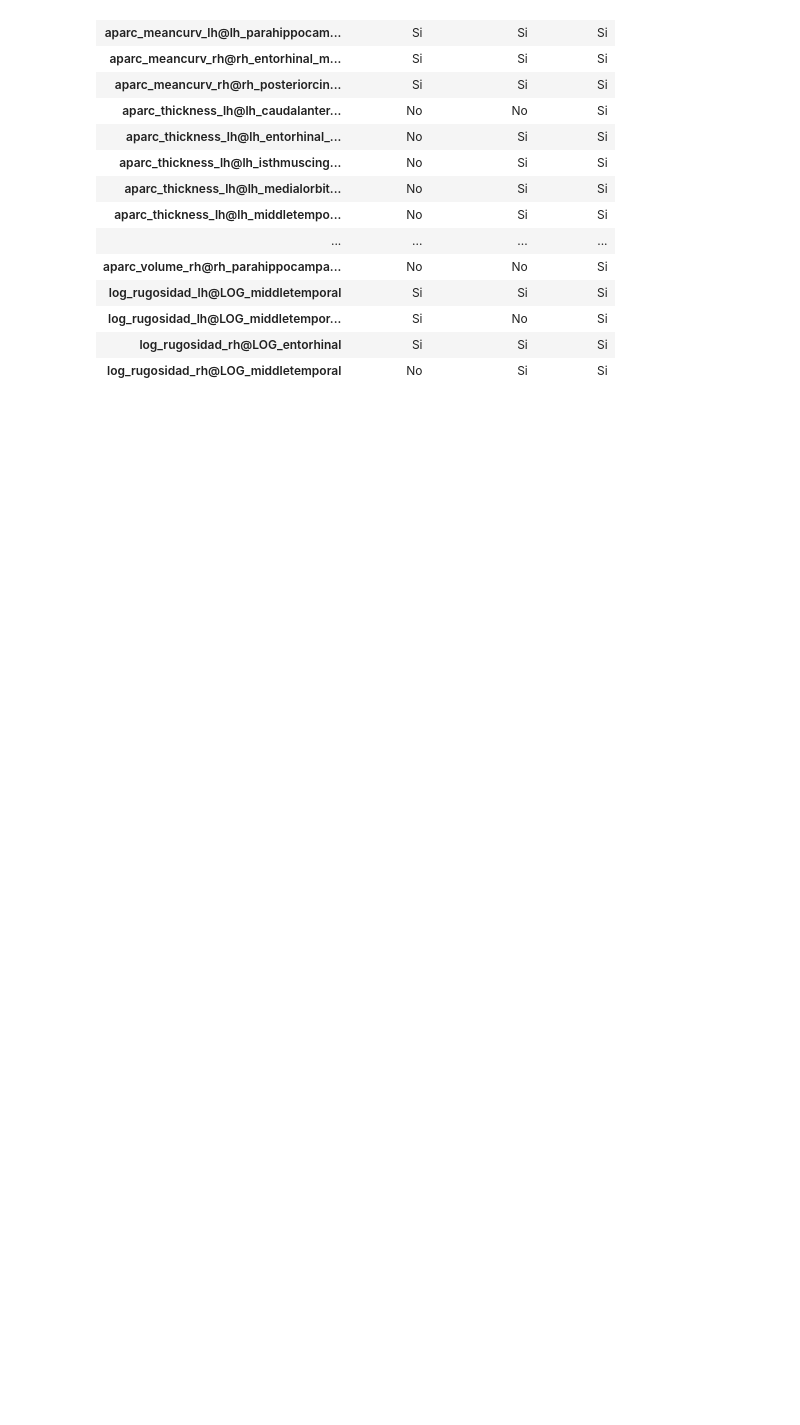
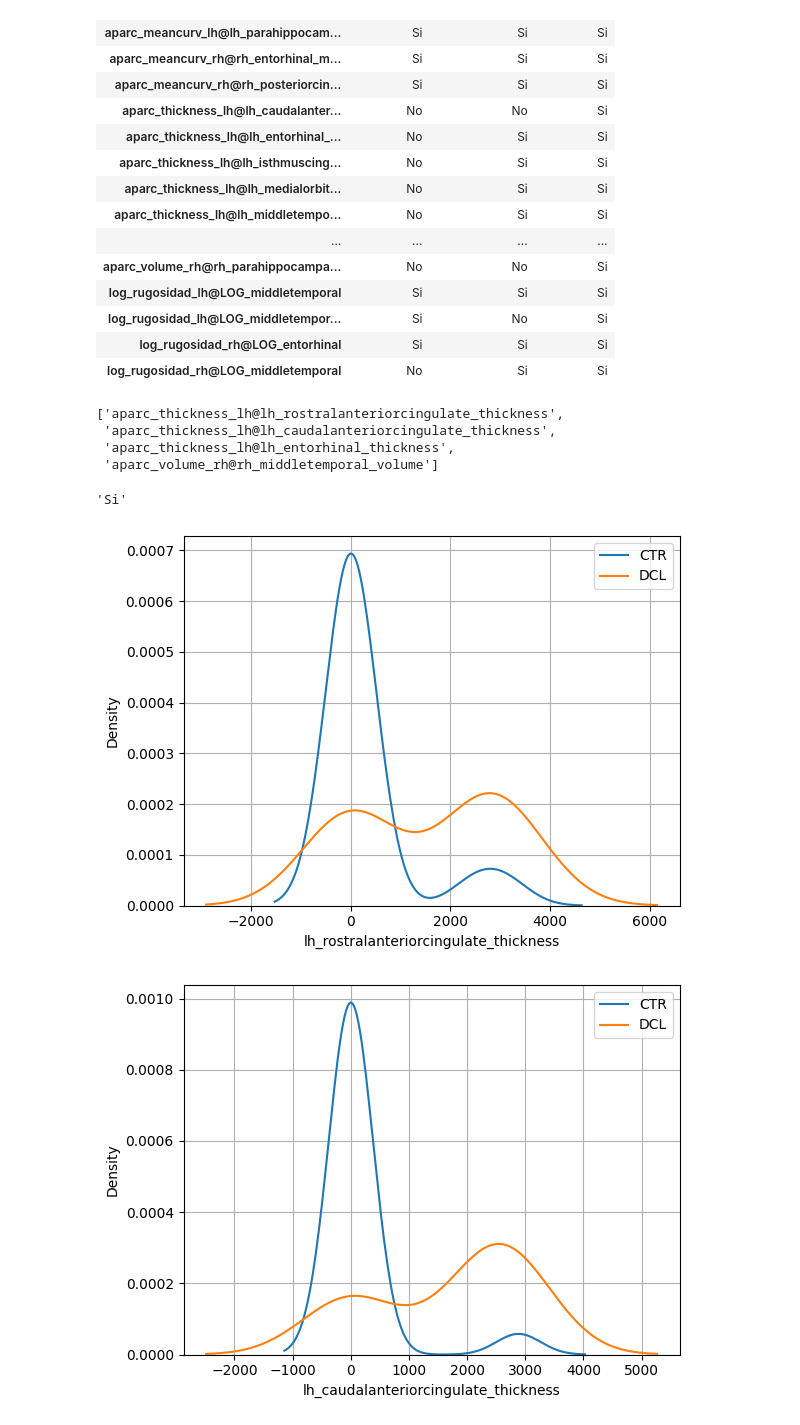
Before and after one commit to AndresMedina117/proyecto_neuroco, a Jupyter notebook: inicio.ipynb, the cells around one changed output. Drawn from its saved outputs; the diff is of its cells as text; code cells hidden in the pictures; blank space fills up the shorter version.

```diff
--- a/inicio.ipynb
+++ b/inicio.ipynb
@@ -428,3 +429,34 @@ bdDiffs
 | log_rugosidad_lh@LOG_middletempor... | Si | No | Si |
 | log_rugosidad_rh@LOG_entorhinal | Si | Si | Si |
 | log_rugosidad_rh@LOG_middletemporal | No | Si | Si |
+# %%
+import random
+f4 = [random.choice(bdDiffs.index) for i in range(4)]
+f4
+# %% [output]
+['aparc_thickness_lh@lh_rostralanteriorcingulate_thickness',
+ 'aparc_thickness_lh@lh_caudalanteriorcingulate_thickness',
+ 'aparc_thickness_lh@lh_entorhinal_thickness',
+ 'aparc_volume_rh@rh_middletemporal_volume']
+# %%
+n,h,d = bdDiffs.loc['aparc_area_rh@rh_middletemporal_area']
+n
+# %% [output]
+'Si'
+# %%
+import seaborn as sns
+for metric in f4:
+    hoja, columna = metric.split('@')
+    CTRSel = bd[hoja].iloc[:, 0].str.contains(r'^CTR', na=False)
+    DCLSel = bd[hoja].iloc[:, 0].str.contains(r'^DCL', na=False)
+    metricaCTR = bd[hoja][columna][CTRSel]
+    metricaDCL = bd[hoja][columna][DCLSel]
+    plt.figure()
+    sns.kdeplot(metricaCTR)
+    sns.kdeplot(metricaDCL)
+    plt.grid()
+    plt.legend(['CTR','DCL'])
+    plt.show()
+# %% [output]
+[figure, added]
+[figure, added]
```
Also changed, not shown: parts of 2 cells of this notebook.
